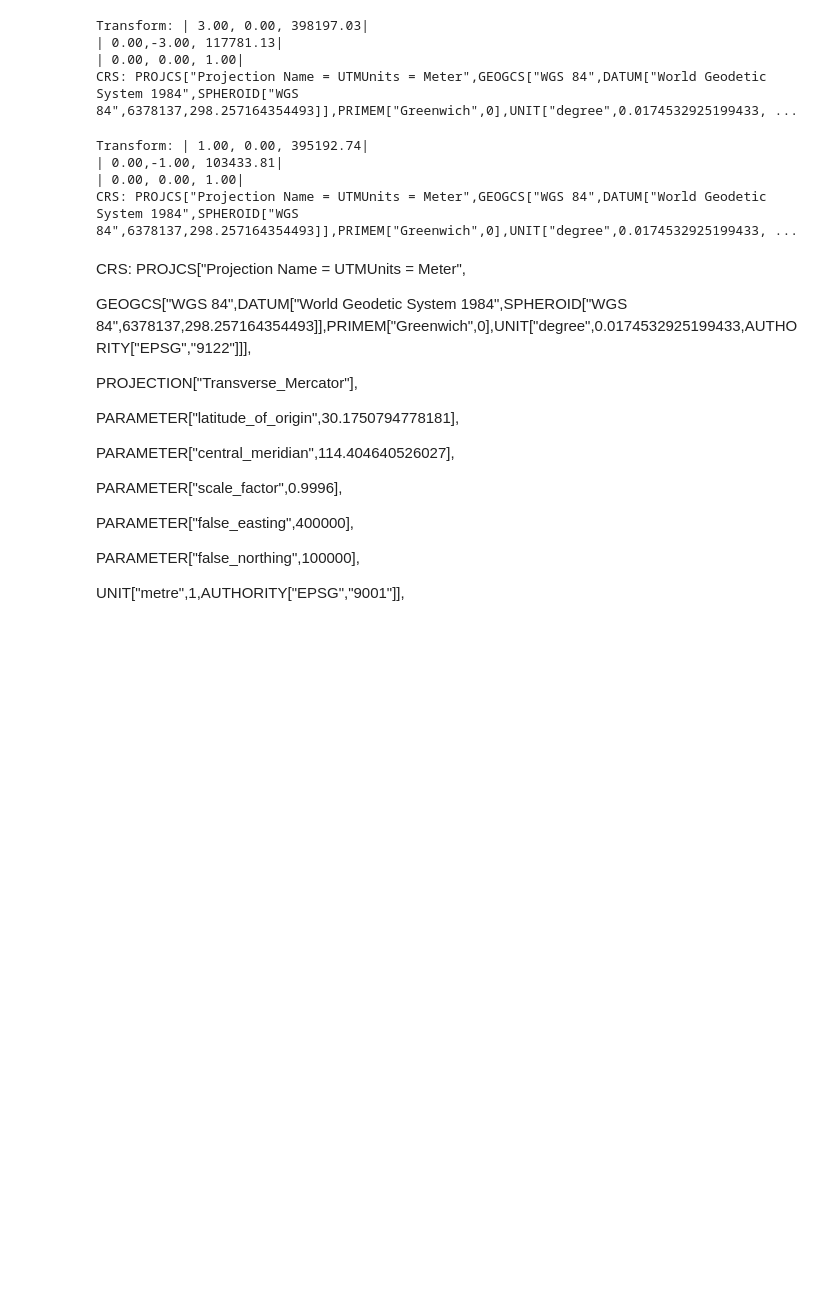
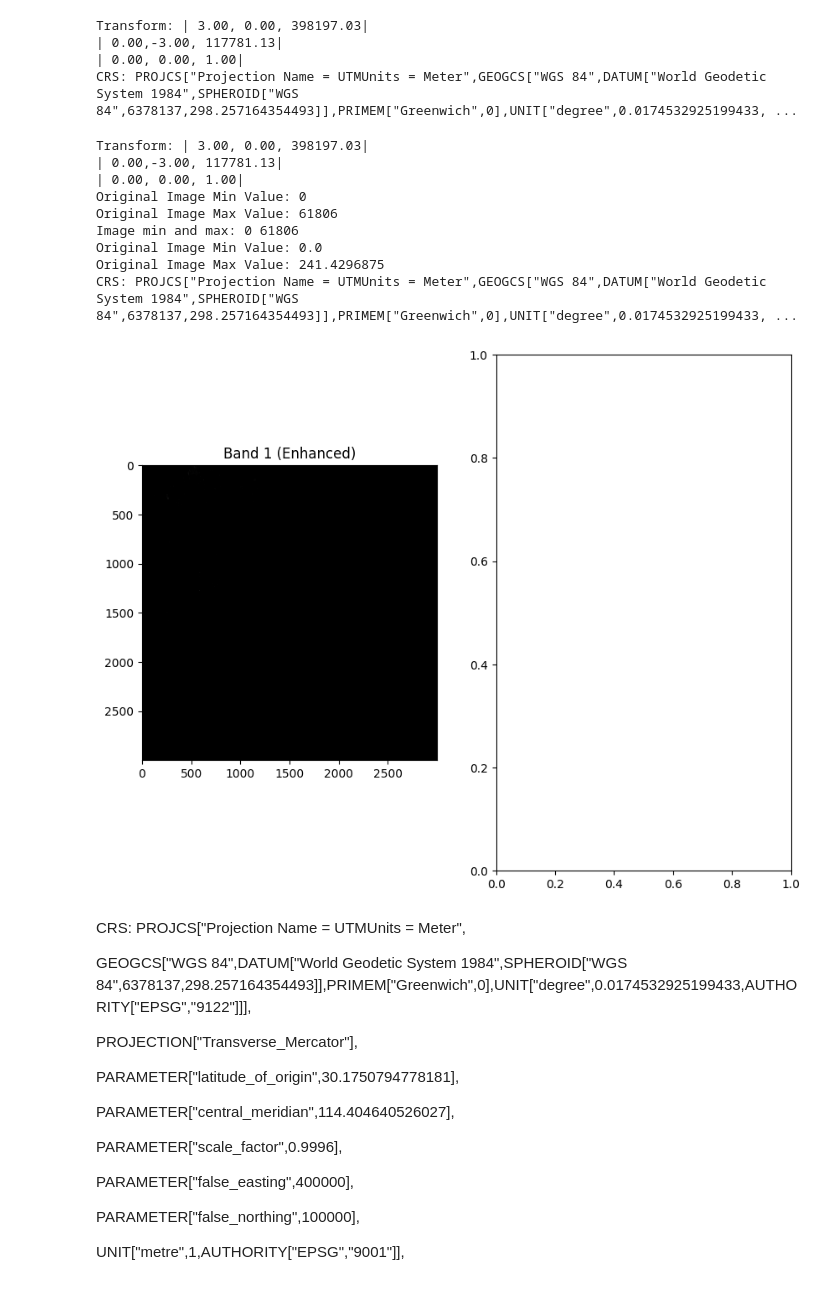
Before and after one commit to kapicoder/TDL, a Jupyter notebook: visualization/MAR_visulal.ipynb, the cells around one changed output. Drawn from its saved outputs; the diff is of its cells as text; code cells hidden in the pictures; blank space fills up the shorter version.

```diff
--- a/visualization/MAR_visulal.ipynb
+++ b/visualization/MAR_visulal.ipynb
@@ -26,21 +49,48 @@ Transform: | 3.00, 0.00, 398197.03|
 CRS: PROJCS["Projection Name = UTMUnits = Meter",GEOGCS["WGS 84",DATUM["World Geodetic System 1984",SPHEROID["WGS 84",6378137,298.257164354493]],PRIMEM["Greenwich",0],UNIT["degree",0.0174532925199433, ...
 # %%
 import rasterio
+import matplotlib.pyplot as plt
+import numpy as np
 
 # 打开 TIFF 文件
-with rasterio.open('SARShip-1.0-2.tiff') as dataset:
+with rasterio.open('../dataset/AIR-SARShip-1.0/train/images/SARShip-1.0-1.tiff') as dataset:
     # 获取仿射变换矩阵
     transform = dataset.transform
     print("Transform:", transform)
 
+    # 读取所有波段数据
+    img = dataset.read(1)  # 读取第一个波段
+    print("Original Image Min Value:", img.min())
+    print("Original Image Max Value:", img.max())
+    # 检查图像数据的最小值和最大值
+    print("Image min and max:", img.min(), img.max())
+
+    # 尝试应用对比度增强
+    img_normalized = img_array / 256
+    print("Original Image Min Value:", img_normalized.min())
+    print("Original Image Max Value:", img_normalized.max())
+    img_enhanced = img_normalized.astype('uint8')  # 转换为整数类型
+
     # 获取地理坐标参考系统（CRS）
     crs = dataset.crs
     print("CRS:", crs)
+
+    # 显示图像
+    fig, axes = plt.subplots(1, 2, figsize=(10, 8))
+    axes[0].imshow(img_enhanced, cmap='gray')
+    axes[0].set_title('Band 1 (Enhanced)')
+    plt.show()
 # %% [output]
-Transform: | 1.00, 0.00, 395192.74|
-| 0.00,-1.00, 103433.81|
+Transform: | 3.00, 0.00, 398197.03|
+| 0.00,-3.00, 117781.13|
 | 0.00, 0.00, 1.00|
+Original Image Min Value: 0
+Original Image Max Value: 61806
+Image min and max: 0 61806
+Original Image Min Value: 0.0
+Original Image Max Value: 241.4296875
 CRS: PROJCS["Projection Name = UTMUnits = Meter",GEOGCS["WGS 84",DATUM["World Geodetic System 1984",SPHEROID["WGS 84",6378137,298.257164354493]],PRIMEM["Greenwich",0],UNIT["degree",0.0174532925199433, ...
+[figure, added]
 # %% [markdown]
 CRS: PROJCS["Projection Name = UTMUnits = Meter",
 
```
Also changed, not shown: parts of 2 cells of this notebook, 10 other files.
